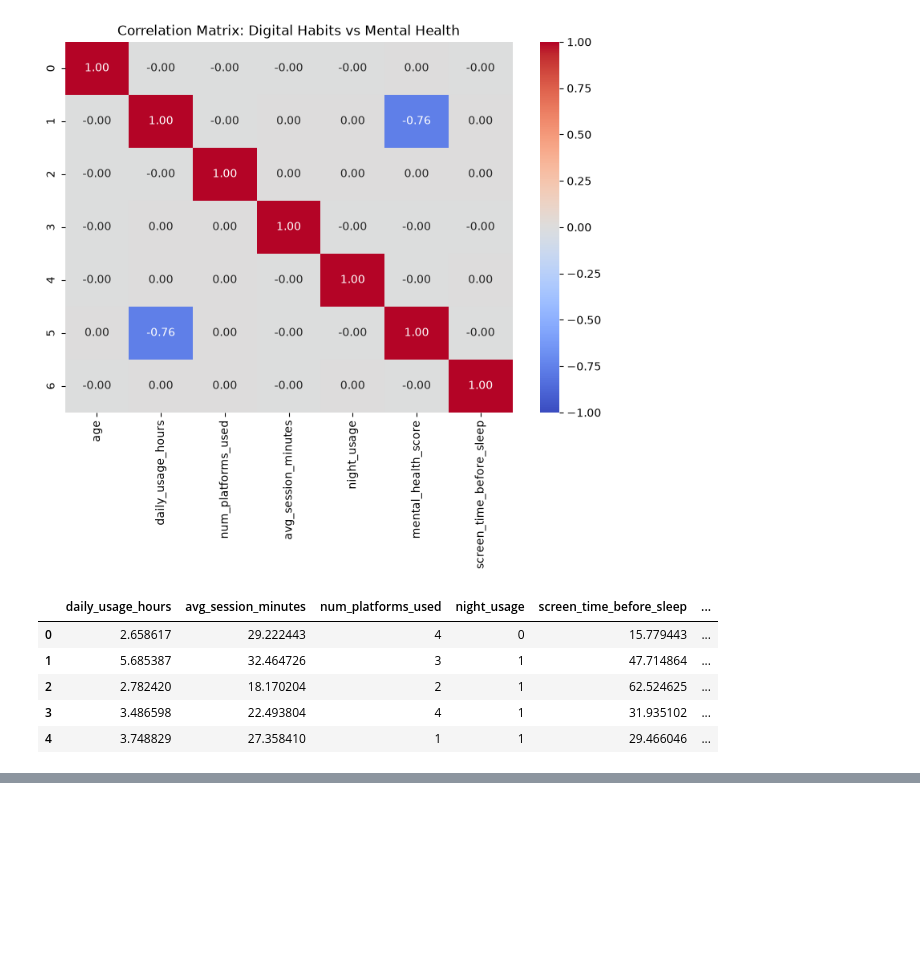
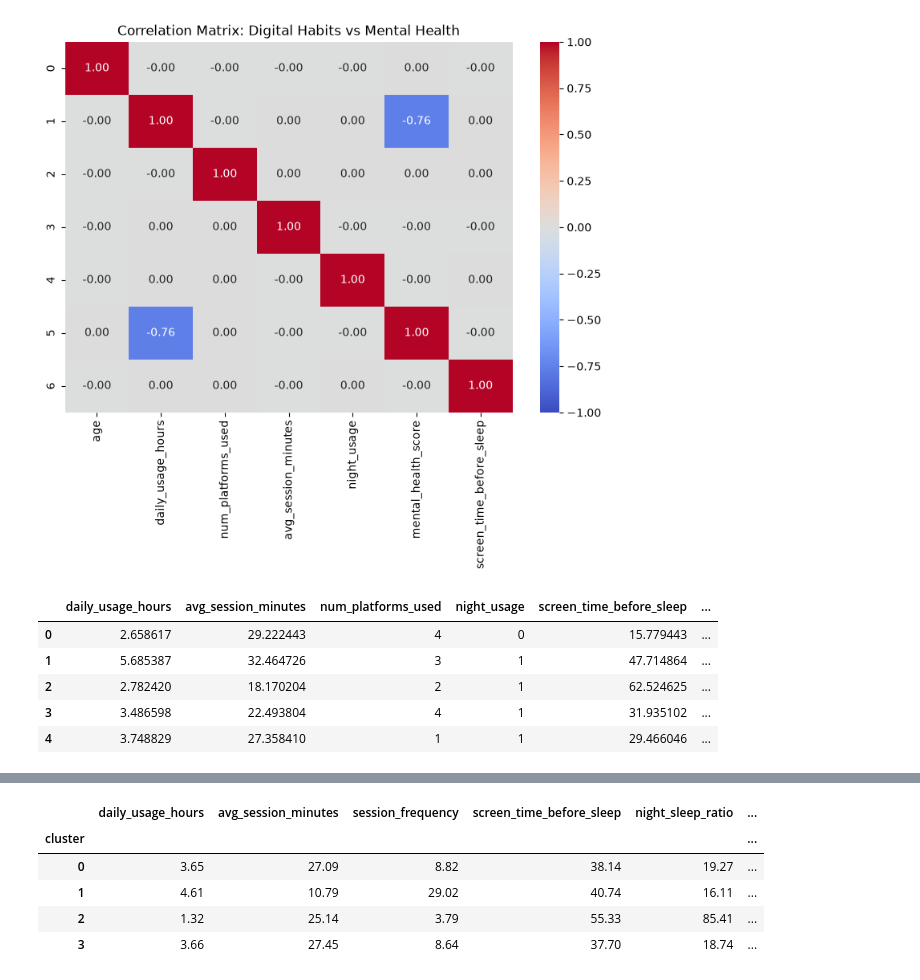
Before and after one commit to SamMorales11/gen-z-behavioral-clustering, a Jupyter notebook: notebooks/01_eda_clustering.ipynb, the cells around one changed output, grey strips where cells are left out. Saved outputs shown, nothing was run; the diff lists cells and outputs as text; code cells hidden in the pictures; blank space fills up the shorter version.

```diff
--- a/notebooks/01_eda_clustering.ipynb
+++ b/notebooks/01_eda_clustering.ipynb
@@ -140,0 +212,21 @@ X_scaled = scaler.fit_transform(df_features[clustering_features])
+# %%
+# Tampilkan profil fitur numerik per klaster
+cluster_profile = df_features.groupby('cluster').agg({
+    'daily_usage_hours': 'mean',
+    'avg_session_minutes': 'mean',
+    'session_frequency': 'mean',
+    'screen_time_before_sleep': 'mean',
+    'night_sleep_ratio': 'mean',
+    'night_usage': 'mean',
+    'num_platforms_used': 'mean',
+    'mental_health_score': 'mean'
+}).round(2)
+
+cluster_profile
+# %% [output]
+|  | daily_usage_hours | avg_session_minutes | session_frequency | screen_time_before_sleep | night_sleep_ratio | ... |
+| cluster |  |  |  |  |  | ... |
+| 0 | 3.65 | 27.09 | 8.82 | 38.14 | 19.27 | ... |
+| 1 | 4.61 | 10.79 | 29.02 | 40.74 | 16.11 | ... |
+| 2 | 1.32 | 25.14 | 3.79 | 55.33 | 85.41 | ... |
+| 3 | 3.66 | 27.45 | 8.64 | 37.70 | 18.74 | ... |
```
Also changed, not shown: parts of 6 cells of this notebook.
